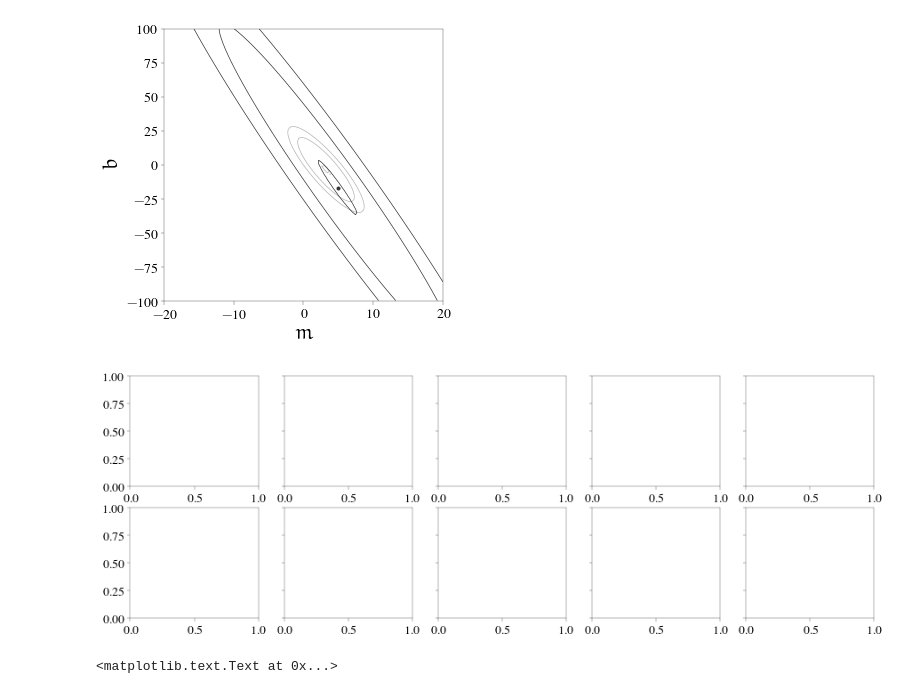
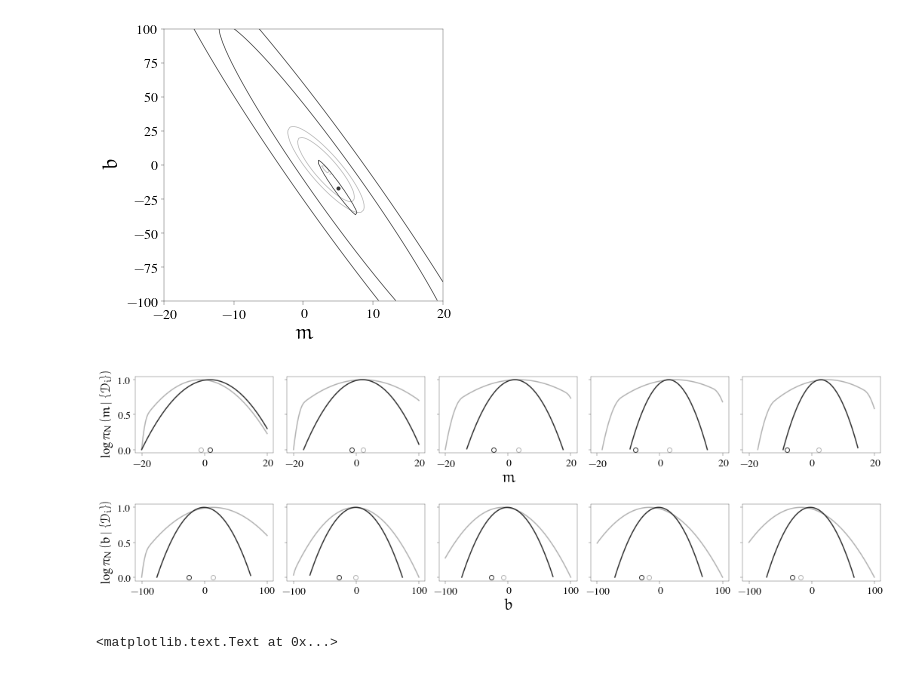
Before and after one commit to ajmejia/1st-phd-seminar, a Jupyter notebook: examples.ipynb, the cells around one changed output. Saved outputs shown, nothing was run; the diff lists cells and outputs as text; code cells hidden in the pictures.

```diff
--- a/examples.ipynb
+++ b/examples.ipynb
@@ -149,10 +151,60 @@ ylabel(r"$b$")
 # %% [output]
 <matplotlib.text.Text at 0x...>
 [figure]
-# %%
-fig, axs = subplots(2,5, figsize=(15,5), sharex="row", sharey=True)
-# %% [output]
-[figure, removed]
+# %%
+fig, axs = subplots(2,5, figsize=(15,5), sharex="row", sharey=True)
+
+m = MM_uni[0,:,0]
+b = BB_uni[0,0,:]
+x_idx = digitize(x[mask_linear], linspace(x[mask_linear].min(),x[mask_linear].max(),axs.shape[1]))
+
+for i,j in it.product(xrange(axs.shape[0]), xrange(axs.shape[1])):
+    mask = x_idx<=j+1
+    if axs[i,j].is_first_row():
+        lik_m = lik_i(XX_obs[mask,:,:], YY_obs[mask,:,:], sigma, [MM_obs[mask,:,:],BB_obs[mask,:,:]]).prod(axis=0)
+        pos_m = lik_m*inf_prior(MM_obs[0,:,:],BB_obs[0,:,:], mu_m=lin_params[0], sigma_m=2.0, mu_b=0.0, sigma_b=diff(b)[0])
+        lik_m = (0.5*(lik_m[:,1:]+lik_m[:,:-1])*diff(BB_obs[0,:,:], axis=1)).sum(axis=1)
+        lik_m = masked_log(lik_m)
+        lik_m -= lik_m[~isnan(lik_m)].min()
+        lik_m /= lik_m[~isnan(lik_m)].max()
+        pos_m = (0.5*(pos_m[:,1:]+pos_m[:,:-1])*diff(BB_obs[0,:,:], axis=1)).sum(axis=1)
+        pos_m = masked_log(pos_m)
+        pos_m -= pos_m[~isnan(pos_m)].min()
+        pos_m /= pos_m[~isnan(pos_m)].max()
+        mle_m = argmax(lik_m[~isnan(lik_m)])
+        map_m = argmax(pos_m[~isnan(pos_m)])
+
+        axs[i,j].plot(m, lik_m, "-", color="0.7", lw=1.5)
+        axs[i,j].plot(m[mle_m], 0.0, "o", mfc="none", mec="0.7", mew=1.0)
+        axs[i,j].plot(m, pos_m, "-", color="0.2", lw=1.5)
+        axs[i,j].plot(m[map_m], 0.0, "o", mfc="none", mec="0.2", mew=1.0)
+        if j==2: axs[i,j].set_xlabel(r"$m$")
+        if axs[i,j].is_first_col(): axs[i,j].set_ylabel(r"$\log{\pi_N\left(m\,|\,\left\{\mathcal{D}_i\right\}\right)}$", size="small")
+    if axs[i,j].is_last_row():
+        lik_b = lik_i(XX_obs[mask,:,:], YY_obs[mask,:,:], sigma, [MM_obs[mask,:,:],BB_obs[mask,:,:]]).prod(axis=0)
+        pos_b = lik_b*inf_prior(MM_obs[0,:,:],BB_obs[0,:,:], mu_m=lin_params[0], sigma_m=2.0, mu_b=0.0, sigma_b=diff(b)[0])
+        lik_b = (0.5*(lik_b[1:,:]+lik_b[:-1,:])*diff(MM_obs[0,:,:], axis=0)).sum(axis=0)
+        lik_b = masked_log(lik_b)
+        lik_b -= lik_b[~isnan(lik_b)].min()
+        lik_b /= lik_b[~isnan(lik_b)].max()
+        pos_b = (0.5*(pos_b[1:,:]+pos_b[:-1,:])*diff(MM_obs[0,:,:], axis=0)).sum(axis=0)
+        pos_b = masked_log(pos_b)
+        pos_b -= pos_b[~isnan(pos_b)].min()
+        pos_b /= pos_b[~isnan(pos_b)].max()
+        mle_b = argmax(lik_b[~isnan(lik_b)])
+        map_b = argmax(pos_b[~isnan(pos_b)])
+
+        axs[i,j].plot(b, lik_b, "-", color="0.7", lw=1.5)
+        axs[i,j].plot(b[mle_b], 0.0, "o", mfc="none", mec="0.7", mew=1.0)
+        axs[i,j].plot(b, pos_b, "-", color="0.2", lw=1.5)
+        axs[i,j].plot(b[map_b], 0.0, "o", mfc="none", mec="0.2", mew=1.0)
+        if j==2: axs[i,j].set_xlabel(r"$b$")
+        if axs[i,j].is_first_col(): axs[i,j].set_ylabel(r"$\log{\pi_N\left(b\,|\,\left\{\mathcal{D}_i\right\}\right)}$", size="small")
+
+fig.tight_layout()
+fig.subplots_adjust(wspace=0.1)
+# %% [output]
+[figure, added]
 # %%
 mask_nlinear = x>0.0
 
```
Also changed, not shown: parts of 1 cell of this notebook.
